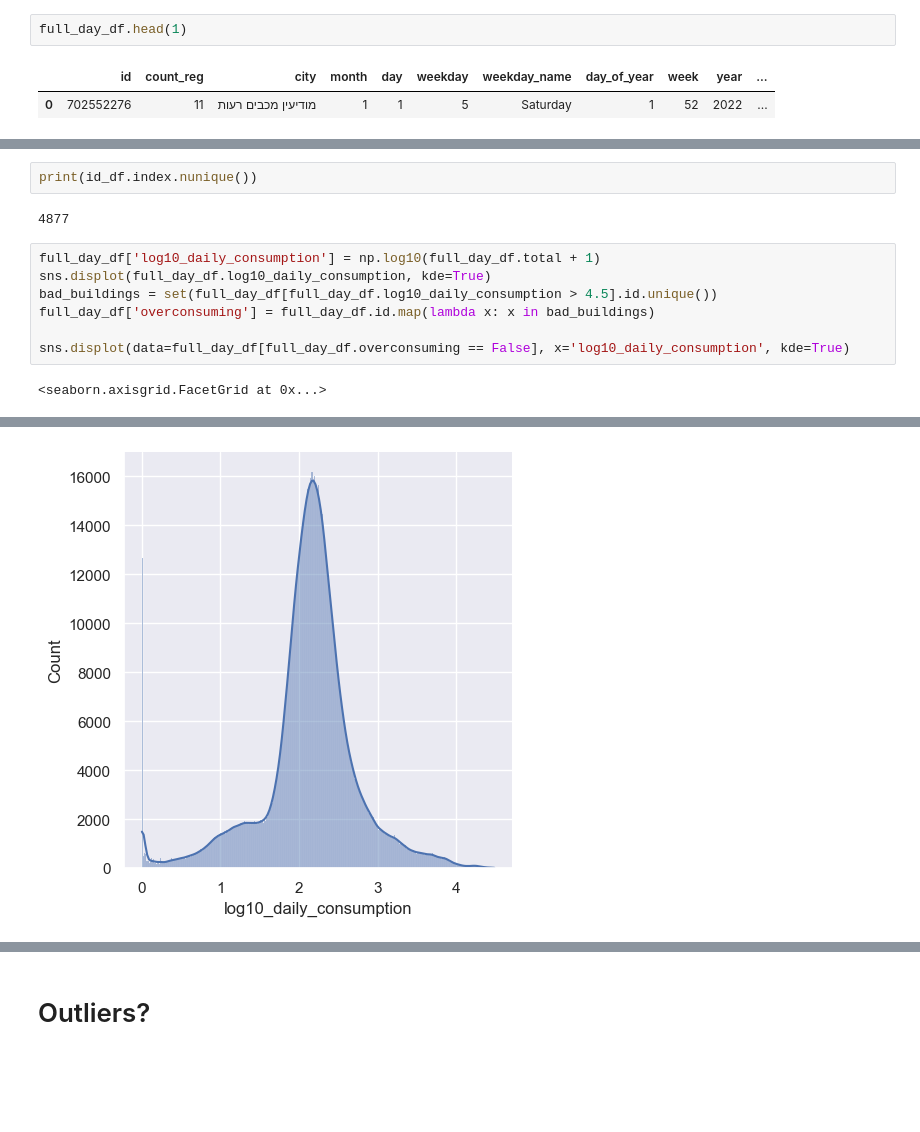
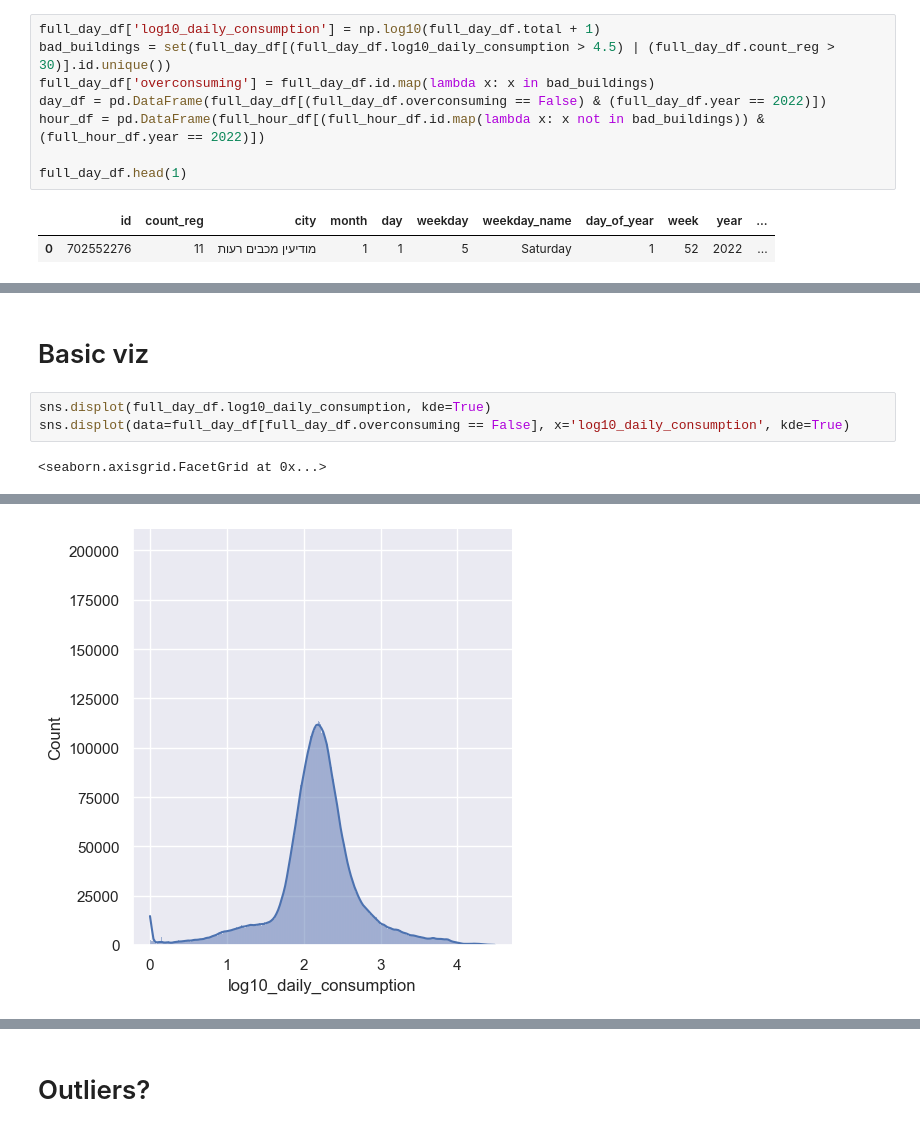
Before and after one commit to shtota/iec, a Jupyter notebook: analysis.ipynb, the cells around one changed output, grey strips where cells are left out. Saved outputs shown, nothing was run; the diff lists cells and outputs as text; blank space fills up the shorter version.

```diff
--- a/analysis.ipynb
+++ b/analysis.ipynb
@@ -20,6 +22,12 @@ full_hour_df.head(1)
 |  | total | id | count_reg | city | month | day | weekday | weekday_name | day_of_year | week | ... |
 | 0 | 199.341003 | 702552276 | 11 | מודיעין מכבים רעות | 1 | 1 | 5 | Saturday | 1 | 52 | ... |
 # %%
+full_day_df['log10_daily_consumption'] = np.log10(full_day_df.total + 1)
+bad_buildings = set(full_day_df[(full_day_df.log10_daily_consumption > 4.5) | (full_day_df.count_reg > 30)].id.unique())
+full_day_df['overconsuming'] = full_day_df.id.map(lambda x: x in bad_buildings)
+day_df = pd.DataFrame(full_day_df[(full_day_df.overconsuming == False) & (full_day_df.year == 2022)])
+hour_df = pd.DataFrame(full_hour_df[(full_hour_df.id.map(lambda x: x not in bad_buildings)) & (full_hour_df.year == 2022)])
+
 full_day_df.head(1)
 # %% [output]
 |  | id | count_reg | city | month | day | weekday | weekday_name | day_of_year | week | year | ... |
@@ -30,16 +38,10 @@ id_df.head(1)
 |  | count_reg | no. | city | city_code_HHI | city_code_LAMAS | street | address | lat | lng |
 | id |  |  |  |  |  |  |  |  |  |
 | 702552276 | 11 | 32 | מודיעין מכבים רעות | 1932 | 1200 | חרצית | חרצית 32 מודיעין מכבים רעות | 31.905869 | 35.010933 |
-# %%
-print(id_df.index.nunique())
-# %% [output]
-4877
+# %% [markdown]
+# Basic viz
 # %%
-full_day_df['log10_daily_consumption'] = np.log10(full_day_df.total + 1)
 sns.displot(full_day_df.log10_daily_consumption, kde=True)
-bad_buildings = set(full_day_df[full_day_df.log10_daily_consumption > 4.5].id.unique())
-full_day_df['overconsuming'] = full_day_df.id.map(lambda x: x in bad_buildings)
-
 sns.displot(data=full_day_df[full_day_df.overconsuming == False], x='log10_daily_consumption', kde=True)
 # %% [output]
 <seaborn.axisgrid.FacetGrid at 0x...>
@@ -47,2 +49,2 @@ sns.displot(data=full_day_df[full_day_df.overconsuming == False], x='log10_daily
-[figure, old version]
+[figure, new version]
 # %%
```
Also changed, not shown: parts of 27 cells of this notebook, 1 other file.
